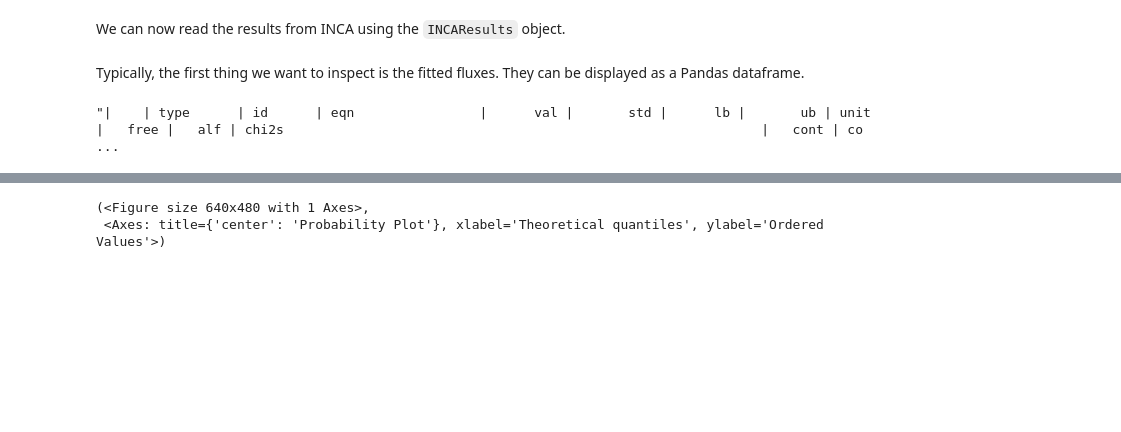
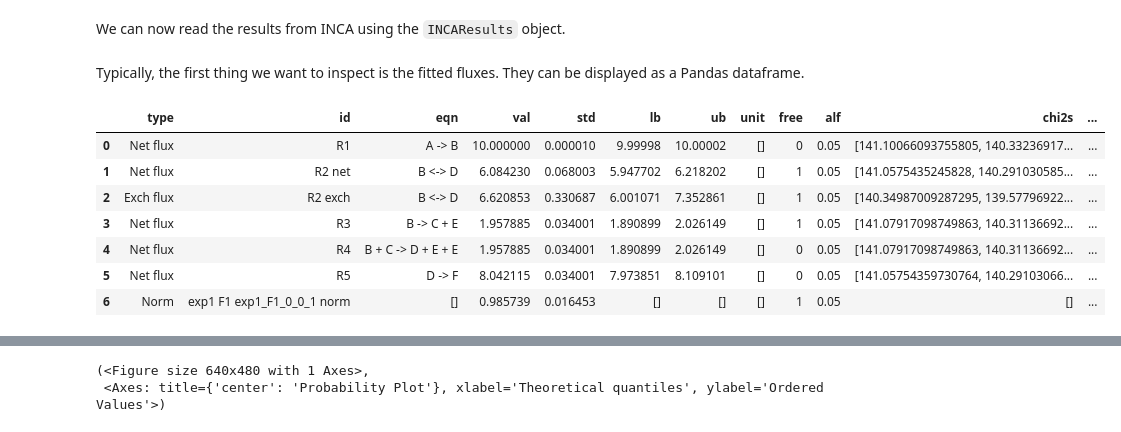
Before and after one commit to biosustain/incawrapper, a Jupyter notebook: docs/quick_start.ipynb, the cells around one changed output, grey strips where cells are left out. Saved outputs shown, nothing was run; the diff lists cells and outputs as text; code cells hidden in the pictures; blank space fills up the shorter version.

```diff
--- a/docs/quick_start.ipynb
+++ b/docs/quick_start.ipynb
@@ -100,9 +100,16 @@ res = incawrapper.INCAResults(output_file)
 # %% [markdown]
 Typically, the first thing we want to inspect is the fitted fluxes. They can be displayed as a Pandas dataframe.
 # %%
-res.fitdata.fitted_parameters.head().to_markdown()
+res.fitdata.fitted_parameters
 # %% [output]
-"|    | type      | id      | eqn                |      val |       std |      lb |       ub | unit   |   free |   alf | chi2s                                                             |   cont | co ...
+|  | type | id | eqn | val | std | lb | ub | unit | free | alf | chi2s | ... |
+| 0 | Net flux | R1 | A -> B | 10.000000 | 0.000010 | 9.99998 | 10.00002 | [] | 0 | 0.05 | [141.10066093755805, 140.33236917... | ... |
+| 1 | Net flux | R2 net | B <-> D | 6.084230 | 0.068003 | 5.947702 | 6.218202 | [] | 1 | 0.05 | [141.0575435245828, 140.291030585... | ... |
+| 2 | Exch flux | R2 exch | B <-> D | 6.620853 | 0.330687 | 6.001071 | 7.352861 | [] | 1 | 0.05 | [140.34987009287295, 139.57796922... | ... |
+| 3 | Net flux | R3 | B -> C + E | 1.957885 | 0.034001 | 1.890899 | 2.026149 | [] | 1 | 0.05 | [141.07917098749863, 140.31136692... | ... |
+| 4 | Net flux | R4 | B + C -> D + E + E | 1.957885 | 0.034001 | 1.890899 | 2.026149 | [] | 0 | 0.05 | [141.07917098749863, 140.31136692... | ... |
+| 5 | Net flux | R5 | D -> F | 8.042115 | 0.034001 | 7.973851 | 8.109101 | [] | 0 | 0.05 | [141.05754359730764, 140.29103066... | ... |
+| 6 | Norm | exp1 F1 exp1_F1_0_0_1 norm | [] | 0.985739 | 0.016453 | [] | [] | [] | 1 | 0.05 | [] | ... |
 # %%
 res.fitdata.get_goodness_of_fit()
 # %% [output]
```
Also changed, not shown: parts of 2 cells of this notebook, 8 other files.
